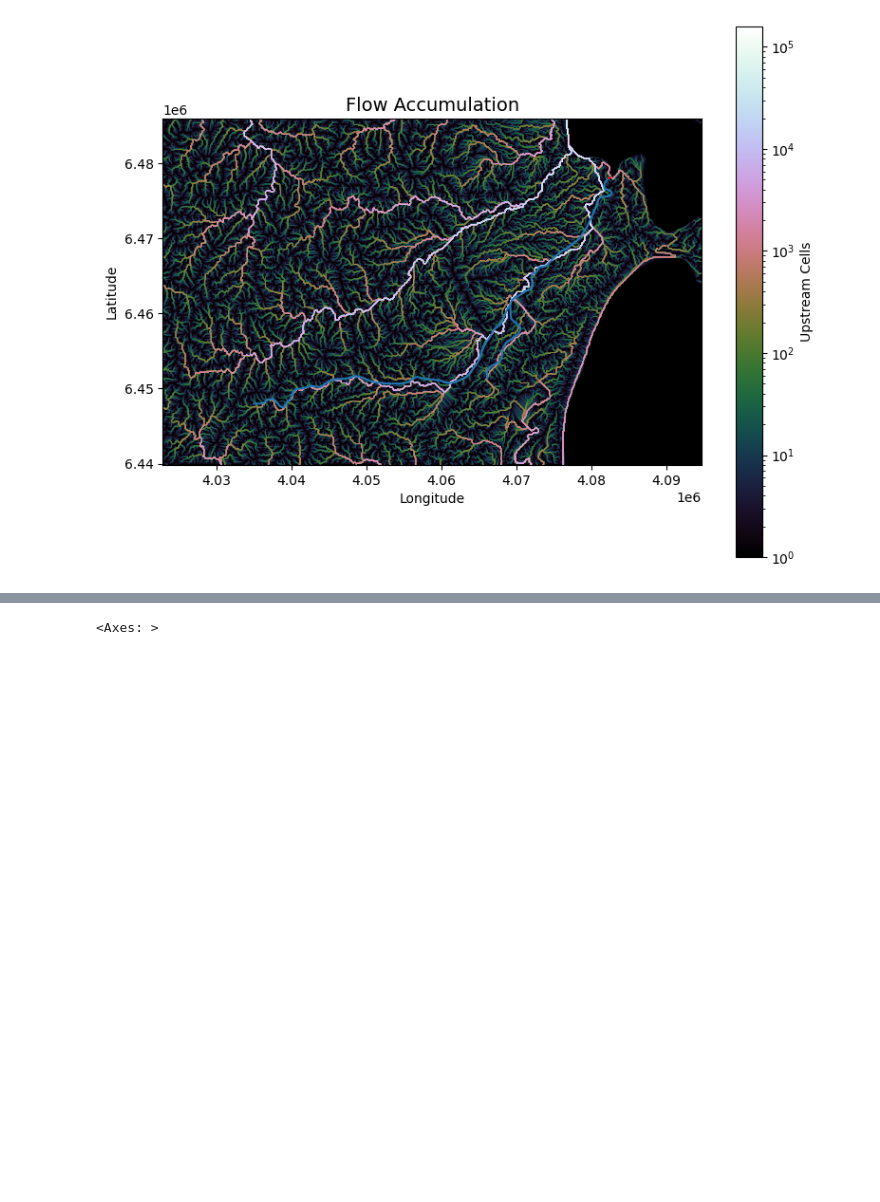
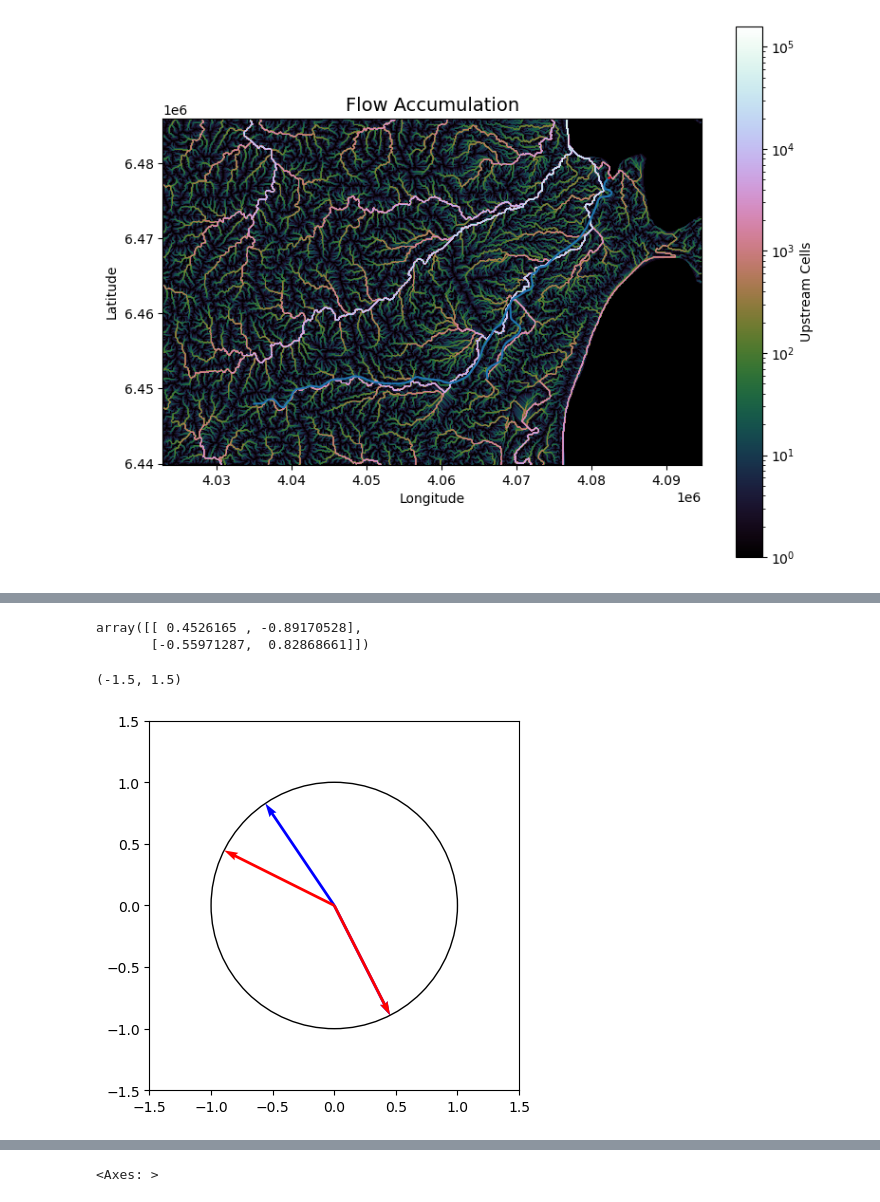
Before and after one commit to felixschulz385/Masterthesis, a Jupyter notebook: code/experiments/tests.ipynb, the cells around one changed output, grey strips where cells are left out. Saved outputs shown, nothing was run; the diff lists cells and outputs as text; code cells hidden in the pictures; blank space fills up the shorter version.

```diff
--- a/code/experiments/tests.ipynb
+++ b/code/experiments/tests.ipynb
@@ -886,0 +715,9 @@ grid
+# %%
+c_end_start = defaultdict(list)
+for i, x in gpd.clip(extracted_river_network, drainage_area.loc[[to_fix.index[0]]].geometry).iterrows():
+    c_end_start[x.end_node].append(x.start_node)
+c_end_start = dict(c_end_start)
+# %%
+c_characteristics = [None] * len(query_points)
+for i, x in query_points.iterrows():
+    c_characteristics[i] = np.arctan2(np.array([start.y for start in c_end_start[x.geometry]]) - x.geometry.y, np.array([start.x for start in c_end_start[x.geometry]]) - x.geometry.x)
@@ -886,0 +745,43 @@ grid
+# %%
+#
+c_edges = rivers_brazil_shapefile[rivers_brazil_shapefile.downstream_node_id == find_shared_nodes(to_fix.iloc[0])[0]]
+#
+t_shapefile = gpd.clip(rivers_brazil_shapefile, drainage_area.loc[[to_fix.index[0]]].to_crs(5641).geometry)
+c_upstream_nodes = [t_shapefile[((t_shapefile.river == c_edges.river.iloc[0]) & (t_shapefile.segment >= c_edges.segment.iloc[0]))].sort_values("segment").iloc[-1].geometry.coords[0],
+                    t_shapefile[((t_shapefile.river == c_edges.river.iloc[1]) & (t_shapefile.segment >= c_edges.segment.iloc[1]))].sort_values("segment").iloc[-1].geometry.coords[0]]
+#
+c_upstream_nodes_vectors = np.array(c_upstream_nodes) - np.array(to_fix_pp.iloc[0][0].coords)
+#
+c_upstream_nodes_angles = np.arctan2(c_upstream_nodes_vectors[:, 1], c_upstream_nodes_vectors[:, 0])
+# convert back to Cartesian coordinates
+c_true_norm = np.column_stack((np.ones(2) * np.cos(c_upstream_nodes_angles), np.ones(2) * np.sin(c_upstream_nodes_angles)))
+# %%
+c_true_norm
+# %% [output]
+array([[ 0.4526165 , -0.89170528],
+       [-0.55971287,  0.82868661]])
+# %%
+import matplotlib.pyplot as plt
+# Create figure and axis
+fig, ax = plt.subplots()
+
+# Plot unit circle
+circle = plt.Circle((0, 0), 1, color='black', fill=False)
+ax.add_artist(circle)
+
+# Plot vector
+ax.quiver(0, 0, c_true_norm[0,0], c_true_norm[0,1], angles='xy', scale_units='xy', scale=1, color='blue')
+ax.quiver(0, 0, c_true_norm[1,0], c_true_norm[1,1], angles='xy', scale_units='xy', scale=1, color='blue')
+
+ax.quiver(0, 0, c_candidate_norm[4][0,0], c_candidate_norm[4][0,1], angles='xy', scale_units='xy', scale=1, color='red')
+ax.quiver(0, 0, c_candidate_norm[4][1,0], c_candidate_norm[4][1,1], angles='xy', scale_units='xy', scale=1, color='red')
+
+# Set aspect ratio to be equal
+ax.set_aspect('equal')
+
+# Set limits
+ax.set_xlim(-1.5, 1.5)
+ax.set_ylim(-1.5, 1.5)
+# %% [output]
+(-1.5, 1.5)
+[figure, added]
```
Also changed, not shown: parts of 72 cells of this notebook.
